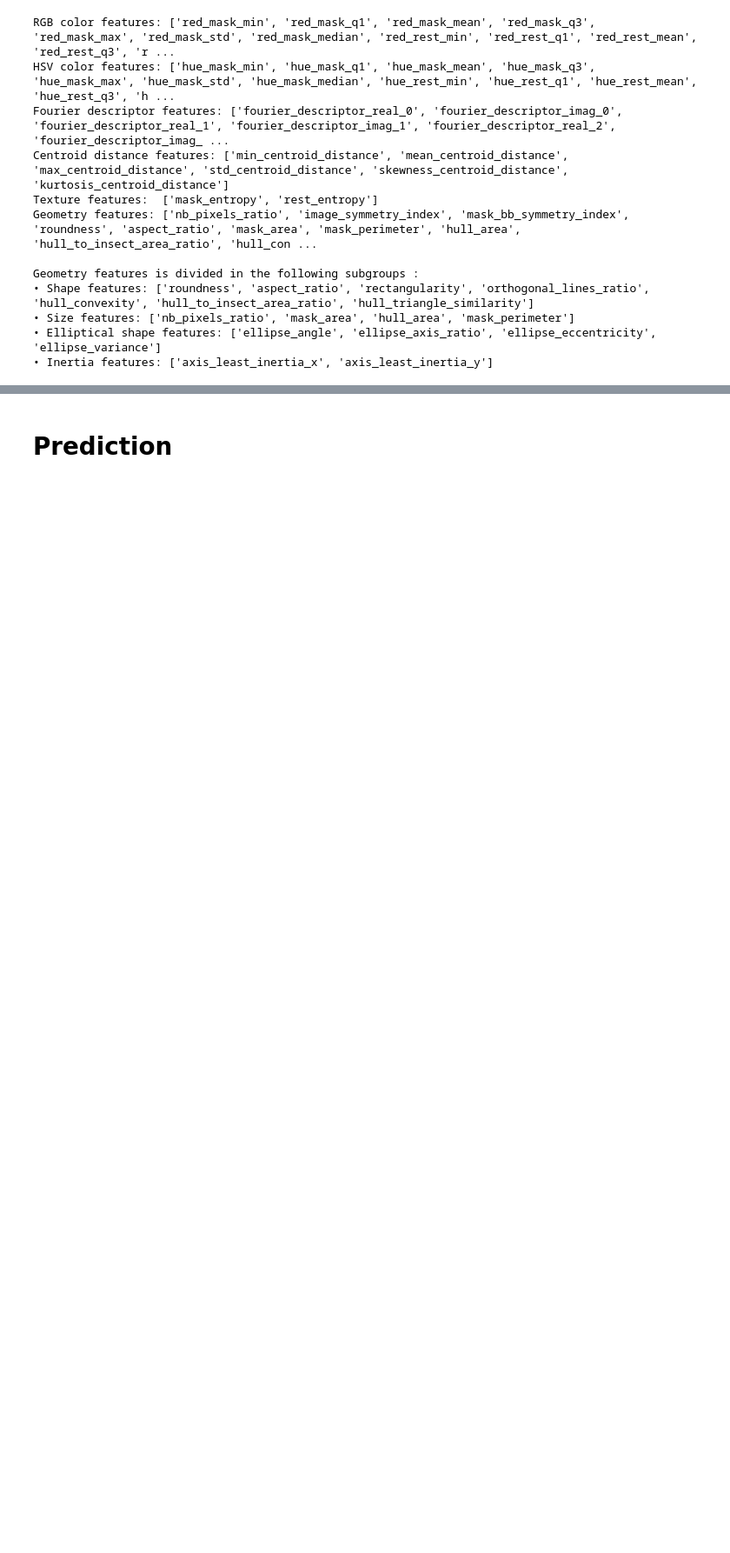
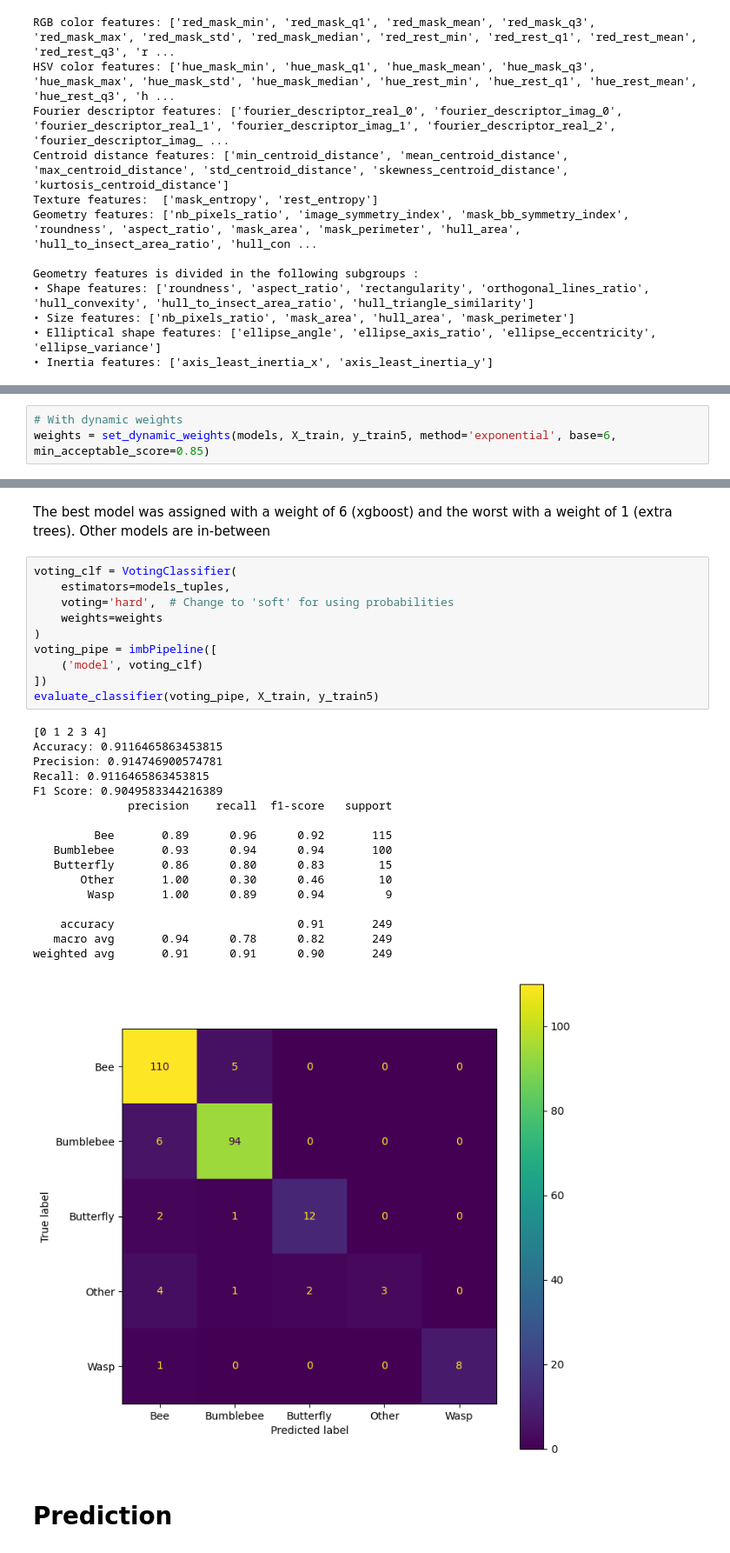
Before and after one commit to alexisvafiadis/Bug-Images-Data-Analysis-And-Type-Classification, a Jupyter notebook: 6_test_prediction.ipynb, the cells around one changed output, grey strips where cells are left out. Shown at 87% size. Saved outputs shown, nothing was run; the diff lists cells and outputs as text; blank space fills up the shorter version.

```diff
--- a/6_test_prediction.ipynb
+++ b/6_test_prediction.ipynb
@@ -250,0 +1513,3 @@ Geometry features is divided in the following subgroups :
+# %%
+# With dynamic weights
+weights = set_dynamic_weights(models, X_train, y_train5, method='exponential', base=6, min_acceptable_score=0.85)
@@ -251,2 +1527,32 @@ Geometry features is divided in the following subgroups :
+# %% [markdown]
+The best model was assigned with a weight of 6 (xgboost) and the worst with a weight of 1 (extra trees). Other models are in-between
+# %%
+voting_clf = VotingClassifier(
+    estimators=models_tuples,
+    voting='hard',  # Change to 'soft' for using probabilities
+    weights=weights
+)
+voting_pipe = imbPipeline([
+    ('model', voting_clf)
+])
+evaluate_classifier(voting_pipe, X_train, y_train5)
+# %% [output]
+[0 1 2 3 4]
+Accuracy: 0.9116465863453815
+Precision: 0.914746900574781
+Recall: 0.9116465863453815
+F1 Score: 0.9049583344216389
+              precision    recall  f1-score   support
+
+         Bee       0.89      0.96      0.92       115
+   Bumblebee       0.93      0.94      0.94       100
+   Butterfly       0.86      0.80      0.83        15
+       Other       1.00      0.30      0.46        10
+        Wasp       1.00      0.89      0.94         9
+
+    accuracy                           0.91       249
+   macro avg       0.94      0.78      0.82       249
+weighted avg       0.91      0.91      0.90       249
+[figure, added]
 # %% [markdown]
 # Prediction
```
Also changed, not shown: parts of 39 cells of this notebook, 4 other files.
